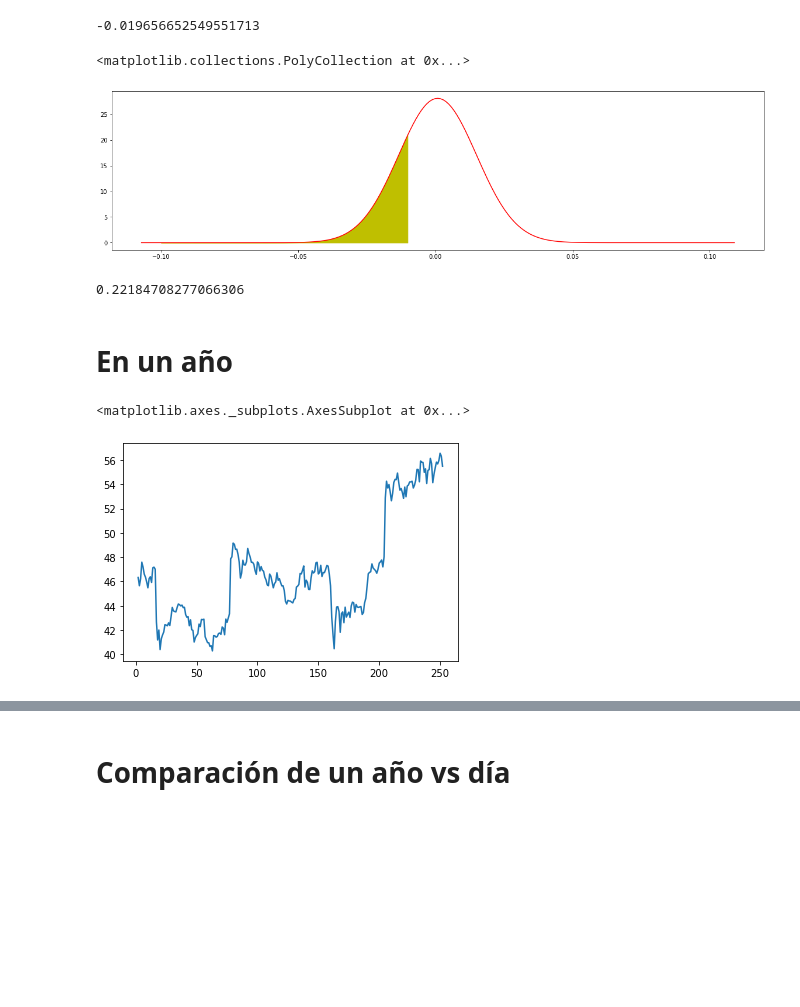
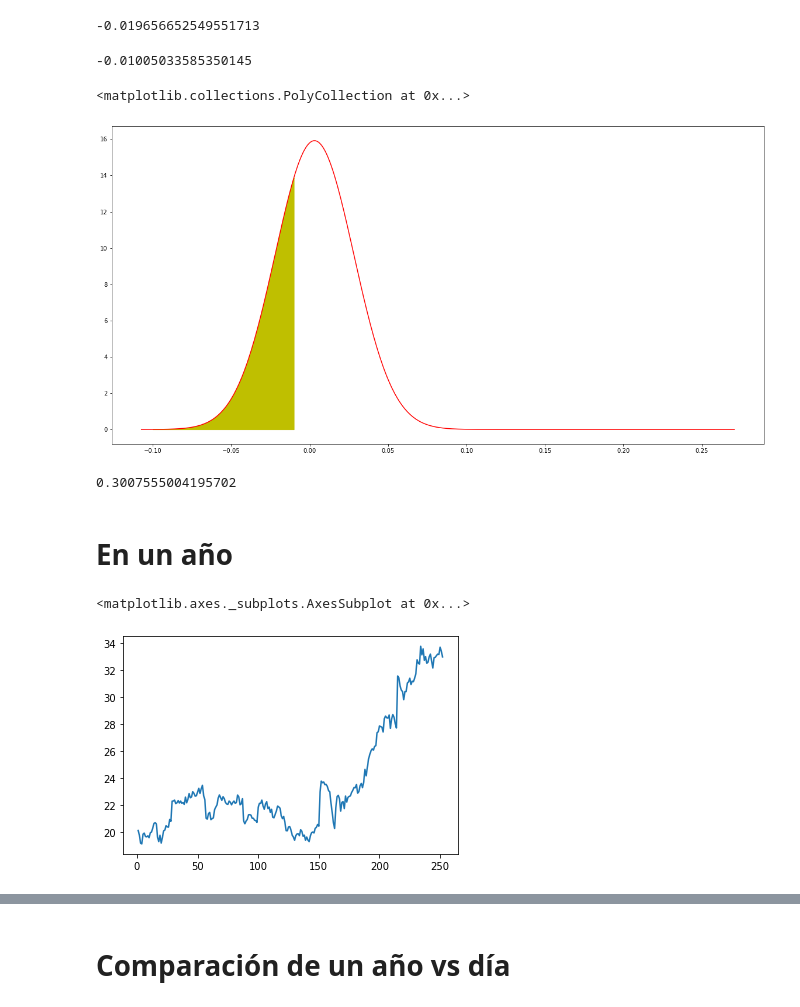
Before and after one commit to PEF-ITBA/stats-and-return-model, a Jupyter notebook: 003_Modelos_de_retorno.ipynb, the cells around one changed output, grey strips where cells are left out. Drawn from its saved outputs; the diff is of its cells as text; code cells hidden in the pictures; blank space fills up the shorter version.

```diff
--- a/003_Modelos_de_retorno.ipynb
+++ b/003_Modelos_de_retorno.ipynb
@@ -3,7 +6,8 @@ import pandas as pd
 import numpy as np
 from matplotlib import pyplot as plt
 # %%
-ms = pd.read_csv('data/psfa_microsoft.csv')
+# ms = pd.read_csv('data/psfa_microsoft.csv')
+ms = pd.read_csv('data/psfa_facebook.csv')
 # %%
 ms.head()
 # %% [output]
@@ -47,28 +76,31 @@ np.log(R_hoy/R_ayer)
 # %% [output]
 -0.019656652549551713
 # %%
-umbral = np.log(0.99)
+umbral = np.log(1-0.01)
+umbral
+# %% [output]
+-0.01005033585350145
 # %%
-plt.figure(figsize=(20,5))
+plt.figure(figsize=(20,10))
 plt.plot(density['x'], density['pdf'], color='red')
 rango = np.arange(-0.1, umbral, 0.0001)
 plt.fill_between(rango, norm.pdf(rango, mu, sigma), y2=0, color='y')
 # %% [output]
 <matplotlib.collections.PolyCollection at 0x...>
-[figure, old version]
+[figure, new version]
 # %%
 norm.cdf(umbral, mu, sigma)
 # %% [output]
-0.22184708277066306
+0.3007555004195702
 # %% [markdown]
 # En un año
 # %%
-filtro = (ms['Date'] > '2015-01-02') & (ms['Date'] < '2016')
+filtro = (ms['Date'] > '2015') & (ms['Date'] < '2016')
 
 ms[filtro]['Close'].plot()
 # %% [output]
 <matplotlib.axes._subplots.AxesSubplot at 0x...>
-[figure, old version]
+[figure, new version]
 # %%
 N = len(ms[filtro])
 N
```
Also changed, not shown: parts of 34 cells of this notebook, 29 other files.
